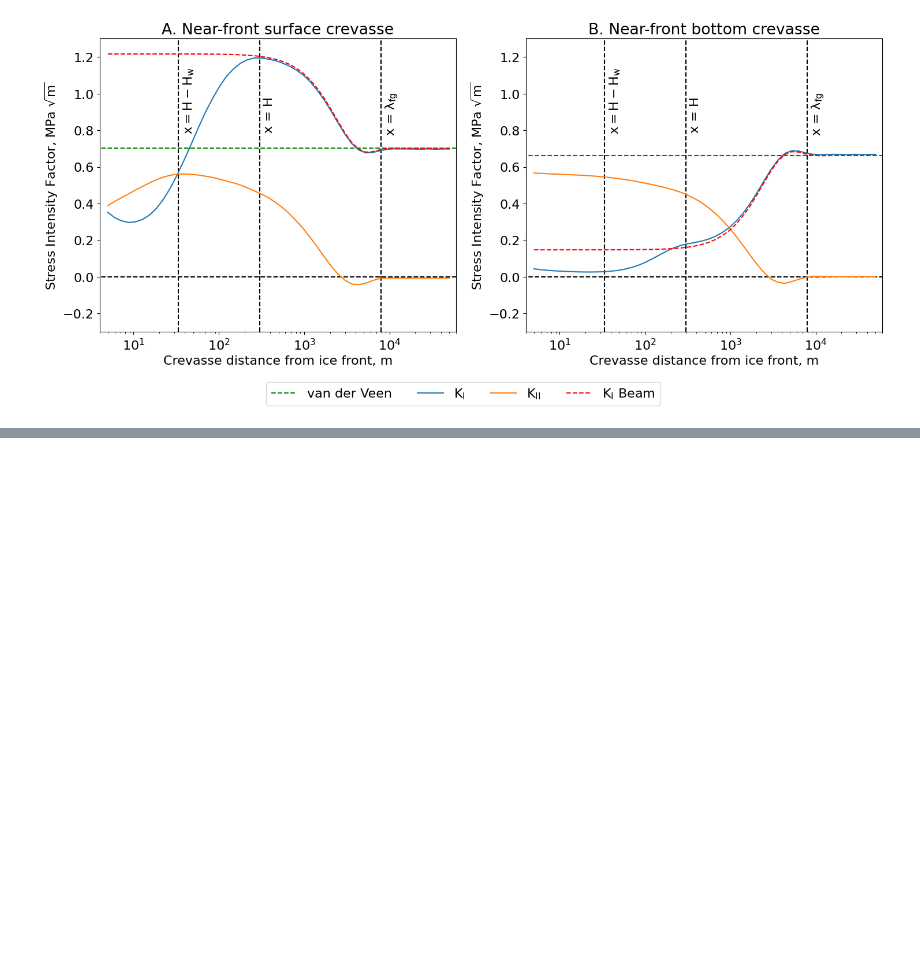
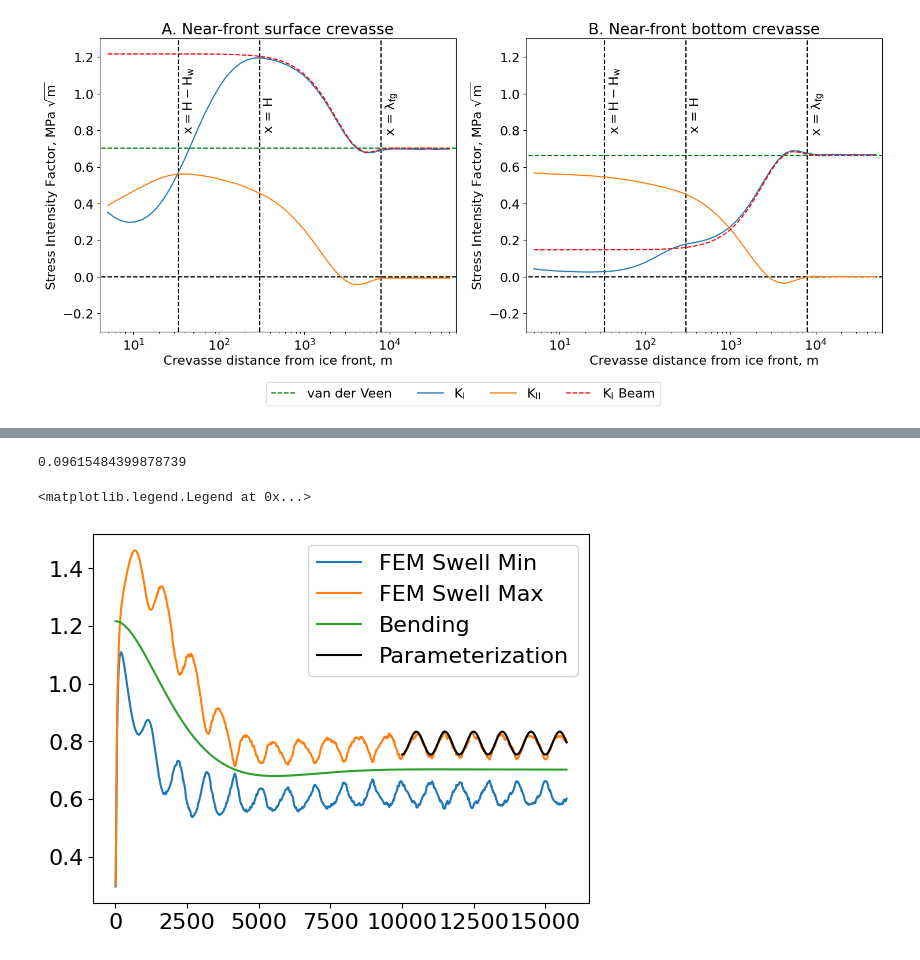
Before and after one commit to bradlipovsky/crevasserator, a Jupyter notebook: crevasse-model-parameter-space.ipynb, the cells around one changed output, grey strips where cells are left out. Cells and saved outputs as stored; diff of their text form; code cells hidden in the pictures; blank space fills up the shorter version.

```diff
--- a/crevasse-model-parameter-space.ipynb
+++ b/crevasse-model-parameter-space.ipynb
@@ -245,0 +232,57 @@ The PostScript backend does not support transparency; partially transparent arti
+# %%
+sif_no_swell = surface_sifs['KI']/1e6
+sif_no_swell_interp = np.interp(Lcs_swell,Lcs,sif_no_swell)
+swell_min = np.array(output_min[1])[:,1]/1e6
+swell_max = np.array(output_max[1])[:,1]/1e6
+swell_min_bottom_only = np.array(output_bottom_only[0])[:,1]/1e6
+# swell_max = 2*sif_no_swell_interp-np.array(output[0])[:,1]/1e6
+
+KI_analytical_bending,KI_analytical_bending_bottom = c.analytical_KI_bending(geom,mats,Lcs_swell)
+sif_from_front = -mats['rhow']*mats['g']*np.cos(2*np.pi*Lcs_swell/1e3)/1e6 * np.sqrt(np.pi*geom['Hc'])
+
+I = geom['H']**3 / 12
+P = mats['rho']*mats['g']
+f = 0.0232
+M_flex = f * P * lam**2 / 4
+stress_from_bottom = M_flex * geom['H'] / I
+
+sif_from_bottom = stress_from_bottom * 1.12 * \
+                    np.sqrt( np.pi*geom['Hc'] ) / 1e6
+
+#     M_flex = m0 * np.exp(-Lcs/lam)*(np.cos(Lcs/lam) + np.sin(Lcs/lam))
+#     sig_flex = M_flex * geom['H']/2 / II
+
+print(sif_from_bottom)
+
+parameterization = sif_no_swell_interp[-1] + sif_from_front + sif_from_bottom
+
+van_der_veen = sif_no_swell_interp[-1] * np.ones_like(sif_no_swell_interp)
+
+wave_parameterization = 3*mats['rhow']*mats['g']*1.0 * \
+                            1.12 * np.sqrt( np.pi*geom['Hc'] ) / 1e6
+
+simplified_model =  KI_analytical_bending + wave_parameterization
+
+fig,ax=plt.subplots()
+# plt.plot(Lcs_swell,sif_no_swell_interp-KI_analytical/1e6)
+
+plt.plot(Lcs_swell,swell_min,label='FEM Swell Min')
+plt.plot(Lcs_swell,swell_max,label='FEM Swell Max')
+# plt.plot(Lcs_swell, (swell_min-1*swell_max)/2 , label='(Max+Min)/2')
+
+plt.plot(Lcs_swell,KI_analytical_bending,'-',label='Bending')
+plt.plot(Lcs_swell[Lcs_swell>10e3],parameterization[Lcs_swell>10e3],
+         '-k', label='Parameterization')
+# plt.plot(Lcs_swell,simplified_model,'--',label='Simplified model')
+
+# plt.ylim([-0.1,1.5])
+# plt.xscale('log')
+# plt.xlim([0,5000])
+plt.legend()
+
+# plt.plot(Lcs_swell,KI_analytical*np.ones_like(Lcs_swell)/1e6,'--')
+# plt.plot(Lcs_swell,KI_analytical*np.ones_like(Lcs_swell)/1e6 - .12,'--')
+# %% [output]
+0.09615484399878739
+<matplotlib.legend.Legend at 0x...>
+[figure, added]
```
Also changed, not shown: parts of 11 cells of this notebook, 8 other files.
